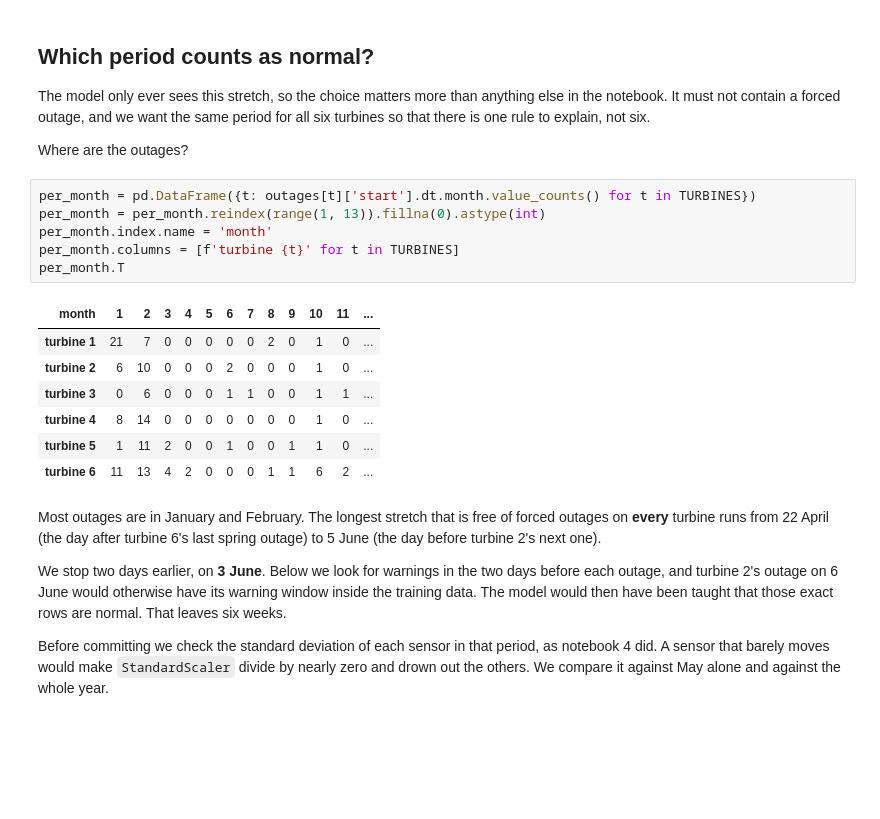
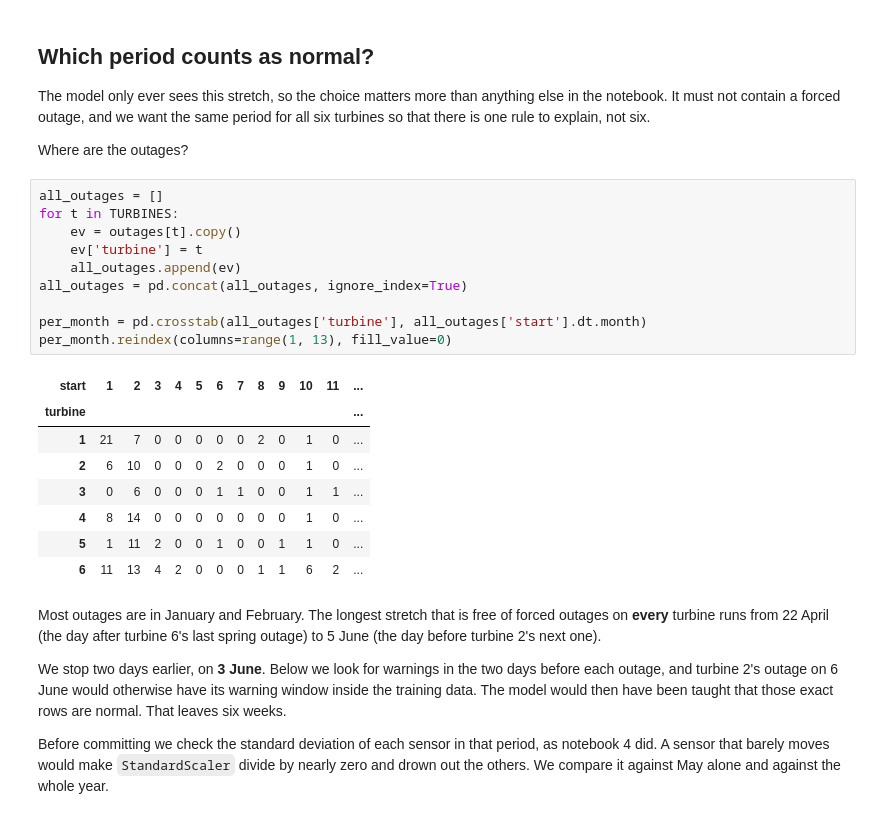
Before and after one commit to vetle0202/a3i-anomaly-detection, a Jupyter notebook: notebooks/5. KDE detector on Kelmarsh.ipynb, the cells around one changed output. Saved outputs shown, nothing was run; the diff lists cells and outputs as text; blank space fills up the shorter version.

```diff
--- a/notebooks/5. KDE detector on Kelmarsh.ipynb
+++ b/notebooks/5. KDE detector on Kelmarsh.ipynb
@@ -90,20 +92,25 @@ in the notebook. It must not contain a forced outage, and we want the same perio
 all six turbines so that there is one rule to explain, not six.
 
 Where are the outages?
-# %%
-per_month = pd.DataFrame({t: outages[t]['start'].dt.month.value_counts() for t in TURBINES})
-per_month = per_month.reindex(range(1, 13)).fillna(0).astype(int)
-per_month.index.name = 'month'
-per_month.columns = [f'turbine {t}' for t in TURBINES]
-per_month.T
-# %% [output]
-| month | 1 | 2 | 3 | 4 | 5 | 6 | 7 | 8 | 9 | 10 | 11 | ... |
-| turbine 1 | 21 | 7 | 0 | 0 | 0 | 0 | 0 | 2 | 0 | 1 | 0 | ... |
-| turbine 2 | 6 | 10 | 0 | 0 | 0 | 2 | 0 | 0 | 0 | 1 | 0 | ... |
-| turbine 3 | 0 | 6 | 0 | 0 | 0 | 1 | 1 | 0 | 0 | 1 | 1 | ... |
-| turbine 4 | 8 | 14 | 0 | 0 | 0 | 0 | 0 | 0 | 0 | 1 | 0 | ... |
-| turbine 5 | 1 | 11 | 2 | 0 | 0 | 1 | 0 | 0 | 1 | 1 | 0 | ... |
-| turbine 6 | 11 | 13 | 4 | 2 | 0 | 0 | 0 | 1 | 1 | 6 | 2 | ... |
+# %%
+all_outages = []
+for t in TURBINES:
+    ev = outages[t].copy()
+    ev['turbine'] = t
+    all_outages.append(ev)
+all_outages = pd.concat(all_outages, ignore_index=True)
+
+per_month = pd.crosstab(all_outages['turbine'], all_outages['start'].dt.month)
+per_month.reindex(columns=range(1, 13), fill_value=0)
+# %% [output]
+| start | 1 | 2 | 3 | 4 | 5 | 6 | 7 | 8 | 9 | 10 | 11 | ... |
+| turbine |  |  |  |  |  |  |  |  |  |  |  | ... |
+| 1 | 21 | 7 | 0 | 0 | 0 | 0 | 0 | 2 | 0 | 1 | 0 | ... |
+| 2 | 6 | 10 | 0 | 0 | 0 | 2 | 0 | 0 | 0 | 1 | 0 | ... |
+| 3 | 0 | 6 | 0 | 0 | 0 | 1 | 1 | 0 | 0 | 1 | 1 | ... |
+| 4 | 8 | 14 | 0 | 0 | 0 | 0 | 0 | 0 | 0 | 1 | 0 | ... |
+| 5 | 1 | 11 | 2 | 0 | 0 | 1 | 0 | 0 | 1 | 1 | 0 | ... |
+| 6 | 11 | 13 | 4 | 2 | 0 | 0 | 0 | 1 | 1 | 6 | 2 | ... |
 # %% [markdown]
 Most outages are in January and February. The longest stretch that is free of forced
 outages on **every** turbine runs from 22 April (the day after turbine 6's last spring
```
Also changed, not shown: parts of 13 cells of this notebook, 2 other files.
